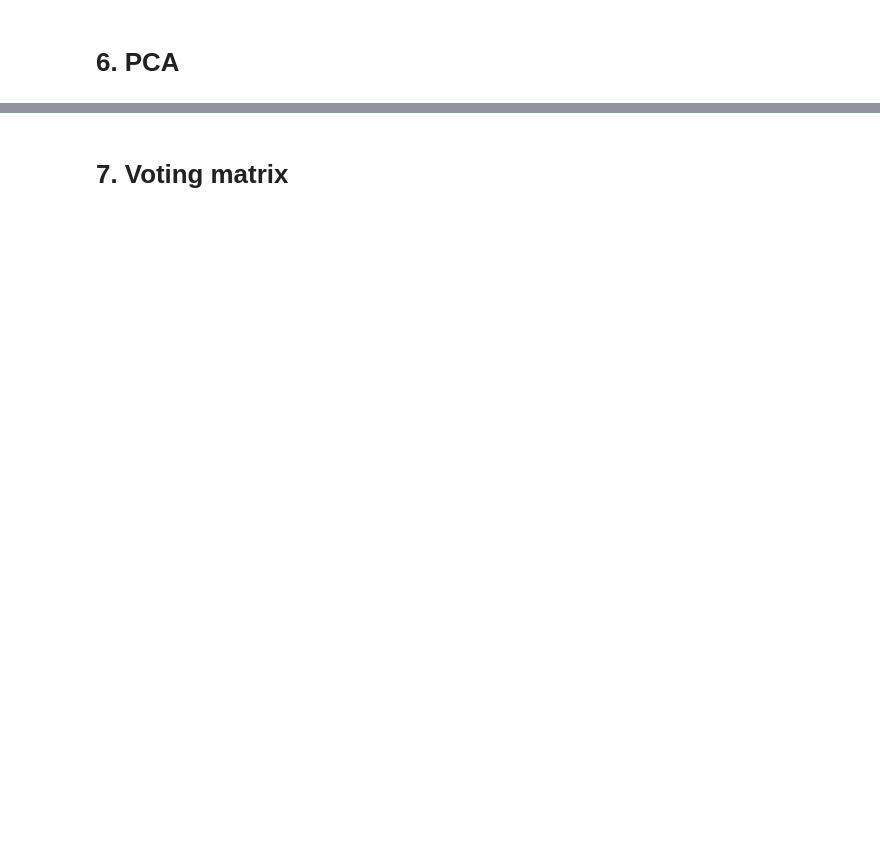
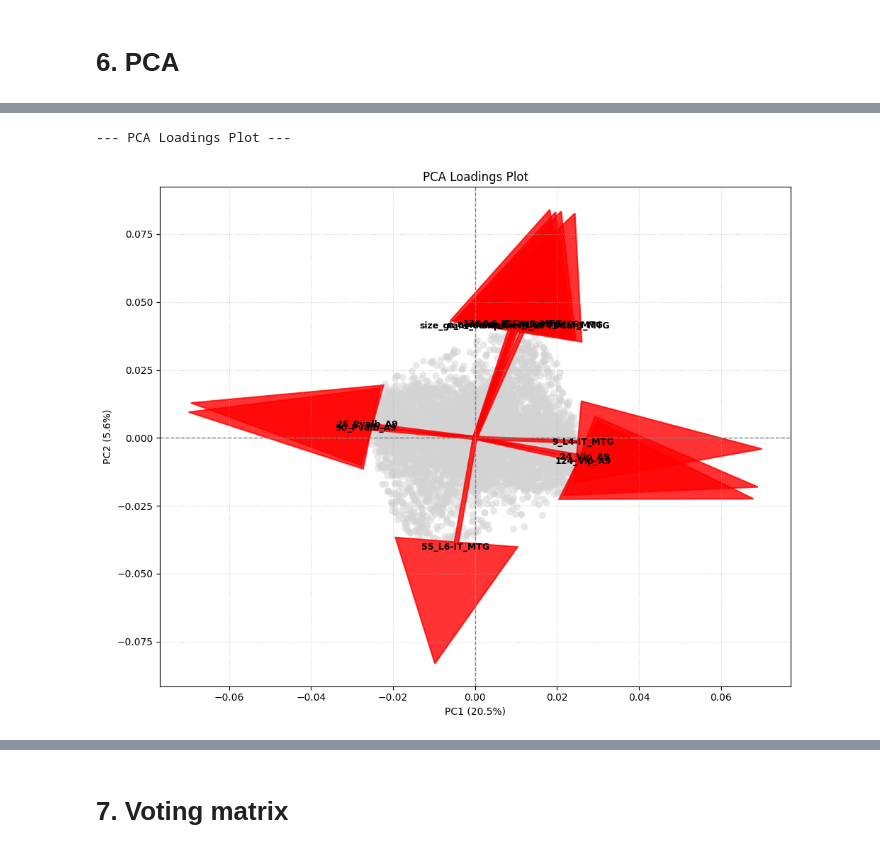
Before and after one commit to paulinapglz99/Feature-Selection-DREAMAD, a Jupyter notebook: EDA.ipynb, the cells around one changed output, grey strips where cells are left out. Saved outputs shown, nothing was run; the diff lists cells and outputs as text; code cells hidden in the pictures; blank space fills up the shorter version.

```diff
--- a/EDA.ipynb
+++ b/EDA.ipynb
@@ -1012,0 +989,60 @@ def calculate_mi_vi_matrix(df: pd.DataFrame, target_vars: list, n_bins: int = 10
+# %%
+#Variable Loadings Graph
+
+def plot_pca_loadings(loadings_df: pd.DataFrame, explained_variance_ratio: np.array, top_variables: dict,
+                      component_x: int = 1, component_y: int = 2, title: str = "PCA Loadings Plot"):
+    """
+    Genera un gráfico de los loadings de las variables en el espacio PCA.
+
+    Args:
+        loadings_df (pd.DataFrame): DataFrame con los loadings de cada variable.
+        explained_variance_ratio (np.array): Varianza explicada por cada PC.
+        top_variables (dict): Diccionario con las N variables más influyentes por PC.
+        component_x (int): El número del PC para el eje X.
+        component_y (int): El número del PC para el eje Y.
+        title (str): Título del gráfico.
+    """
+    pc_x_label = f'PC{component_x}'
+    pc_y_label = f'PC{component_y}'
+
+    if pc_x_label not in loadings_df.columns or pc_y_label not in loadings_df.columns:
+        raise ValueError(f"Componentes {pc_x_label} o {pc_y_label} no disponibles en loadings_df.")
+
+    plt.figure(figsize=(10, 8))
+
+    # Dibuja todos los loadings como puntos de fondo (más tenues)
+    sns.scatterplot(x=loadings_df[pc_x_label], y=loadings_df[pc_y_label],
+                    color='lightgrey', alpha=0.5, s=50, edgecolor='none')
+
+    # Identifica las variables principales de ambos componentes para destacarlas
+    all_top_vars = []
+    if pc_x_label in top_variables:
+        all_top_vars.extend(top_variables[pc_x_label])
+    if pc_y_label in top_variables:
+        all_top_vars.extend(top_variables[pc_y_label])
+
+    unique_top_vars = list(set(all_top_vars))
+
+    # Dibuja flechas solo para las variables más influyentes
+    for var in unique_top_vars:
+        x = loadings_df.loc[var, pc_x_label]
+        y = loadings_df.loc[var, pc_y_label]
+
+        plt.arrow(0, 0, x, y, color='red', alpha=0.8, head_width=0.03, lw=1.5)
+        plt.text(x * 1.05, y * 1.05, var, color='black', ha='center', va='center', fontsize=9, fontweight='bold')
+
+    plt.title(title)
+    plt.xlabel(f'{pc_x_label} ({explained_variance_ratio[component_x-1]:.1%})')
+    plt.ylabel(f'{pc_y_label} ({explained_variance_ratio[component_y-1]:.1%})')
+    plt.grid(True, linestyle=':', alpha=0.6)
+    plt.axhline(0, color='grey', lw=1, linestyle='--')
+    plt.axvline(0, color='grey', lw=1, linestyle='--')
+    plt.tight_layout()
+    plt.show()
+
+# --- Uso ---
+print("\n--- PCA Loadings Plot ---")
+plot_pca_loadings(loadings_df, explained_variance_ratio, top_variables)
+# %% [output]
+--- PCA Loadings Plot ---
+[figure, added]
```
Also changed, not shown: parts of 43 cells of this notebook.
